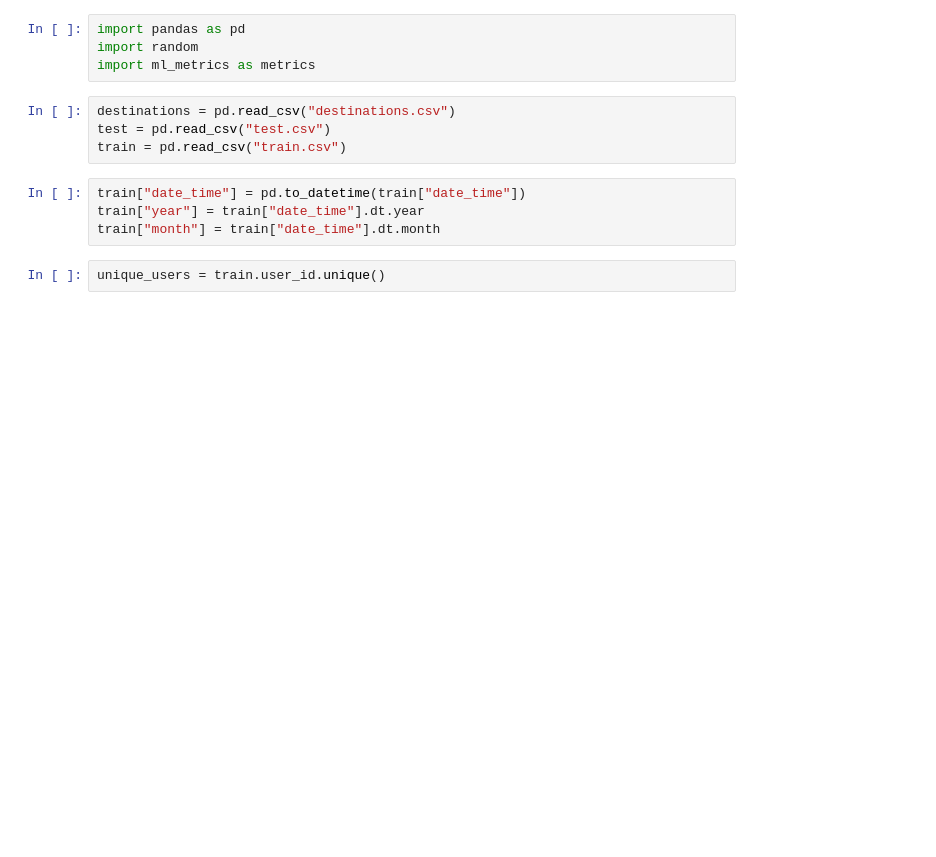
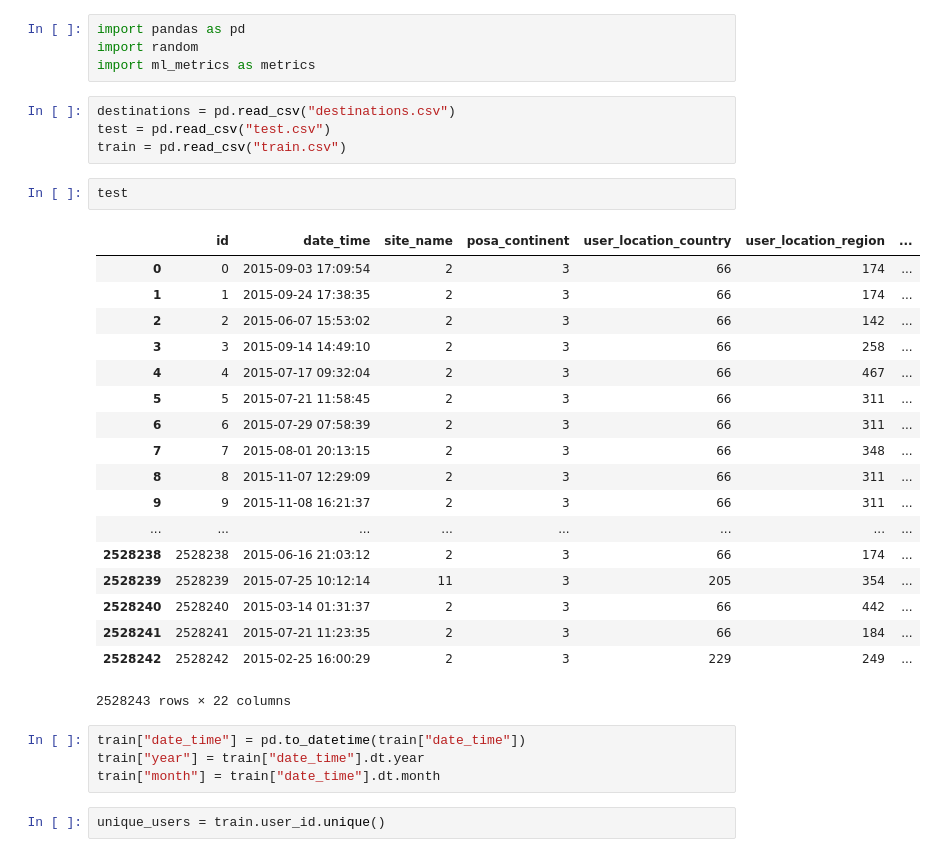
Before and after one commit to knshiro/kaggle-expedia, a Jupyter notebook: kaggle-expedia.ipynb, the cells around one changed output. Saved outputs shown, nothing was run; the diff lists cells and outputs as text; blank space fills up the shorter version.

```diff
--- a/kaggle-expedia.ipynb
+++ b/kaggle-expedia.ipynb
@@ -6,6 +6,27 @@ import ml_metrics as metrics
 destinations = pd.read_csv("destinations.csv")
 test = pd.read_csv("test.csv")
 train = pd.read_csv("train.csv")
+# %%
+test
+# %% [output]
+|  | id | date_time | site_name | posa_continent | user_location_country | user_location_region | ... |
+| 0 | 0 | 2015-09-03 17:09:54 | 2 | 3 | 66 | 174 | ... |
+| 1 | 1 | 2015-09-24 17:38:35 | 2 | 3 | 66 | 174 | ... |
+| 2 | 2 | 2015-06-07 15:53:02 | 2 | 3 | 66 | 142 | ... |
+| 3 | 3 | 2015-09-14 14:49:10 | 2 | 3 | 66 | 258 | ... |
+| 4 | 4 | 2015-07-17 09:32:04 | 2 | 3 | 66 | 467 | ... |
+| 5 | 5 | 2015-07-21 11:58:45 | 2 | 3 | 66 | 311 | ... |
+| 6 | 6 | 2015-07-29 07:58:39 | 2 | 3 | 66 | 311 | ... |
+| 7 | 7 | 2015-08-01 20:13:15 | 2 | 3 | 66 | 348 | ... |
+| 8 | 8 | 2015-11-07 12:29:09 | 2 | 3 | 66 | 311 | ... |
+| 9 | 9 | 2015-11-08 16:21:37 | 2 | 3 | 66 | 311 | ... |
+| ... | ... | ... | ... | ... | ... | ... | ... |
+| 2528238 | 2528238 | 2015-06-16 21:03:12 | 2 | 3 | 66 | 174 | ... |
+| 2528239 | 2528239 | 2015-07-25 10:12:14 | 11 | 3 | 205 | 354 | ... |
+| 2528240 | 2528240 | 2015-03-14 01:31:37 | 2 | 3 | 66 | 442 | ... |
+| 2528241 | 2528241 | 2015-07-21 11:23:35 | 2 | 3 | 66 | 184 | ... |
+| 2528242 | 2528242 | 2015-02-25 16:00:29 | 2 | 3 | 229 | 249 | ... |
+2528243 rows × 22 columns
 # %%
 train["date_time"] = pd.to_datetime(train["date_time"])
 train["year"] = train["date_time"].dt.year
```
Also changed, not shown: parts of 7 cells of this notebook.
